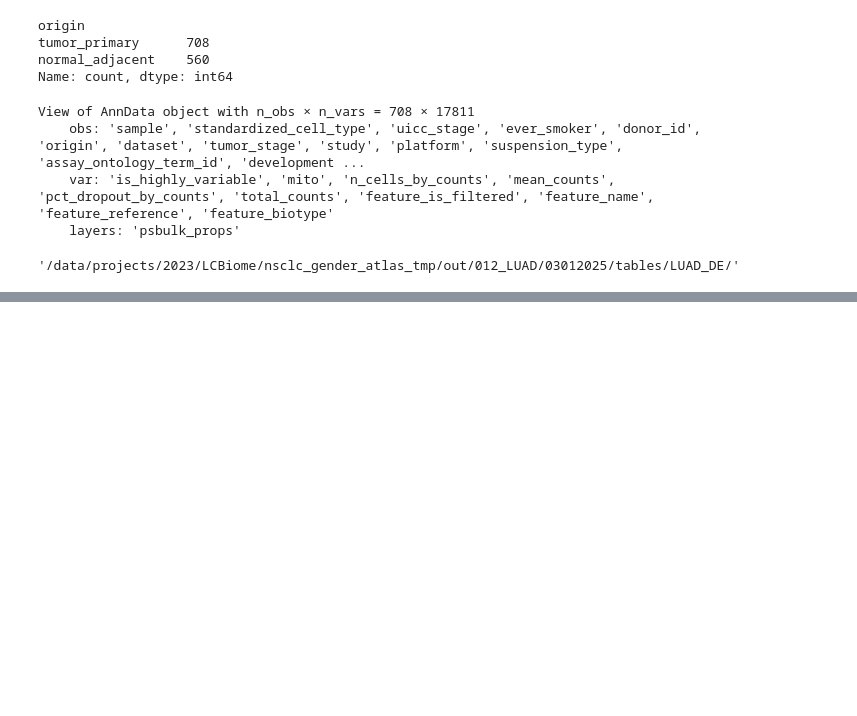
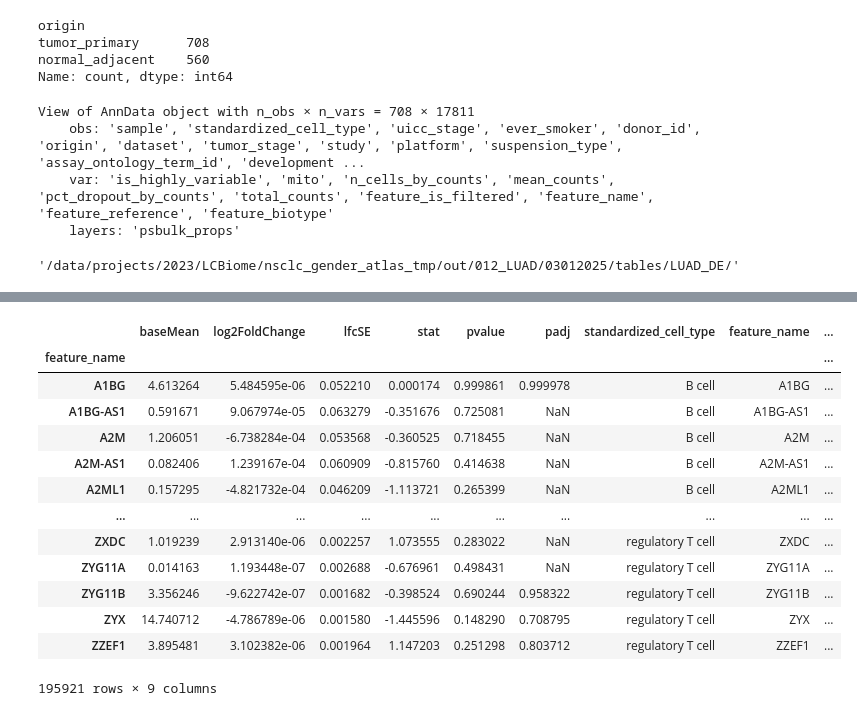
Before and after one commit to ErikaKvalem/NSCLC_gender_2023, a Jupyter notebook: 02-scripts/012_LUAD/93_LUAD_DE.ipynb, the cells around one changed output, grey strips where cells are left out. Saved outputs shown, nothing was run; the diff lists cells and outputs as text; code cells hidden in the pictures; blank space fills up the shorter version.

```diff
--- a/02-scripts/012_LUAD/93_LUAD_DE.ipynb
+++ b/02-scripts/012_LUAD/93_LUAD_DE.ipynb
@@ -328,6 +328,9 @@ pdata_tumor_normal_female = pdata_tumor_normal[pdata_tumor_normal.obs["sex"]=="f
 pdata_tumor_normal_male.obs["origin"] = pdata_tumor_normal_male.obs["origin"].str.replace("_", "-", regex=False)
 # %%
 pdata_tumor_normal_female.obs["origin"] = pdata_tumor_normal_female.obs["origin"].str.replace("_", "-", regex=False)
+# %%
+pdata_tumor_normal_male = pdata_tumor_normal_male[~pdata_tumor_normal_male.obs["standardized_cell_type"].isin(["malignant cell"])]
+pdata_tumor_normal_female= pdata_tumor_normal_female[~pdata_tumor_normal_female.obs["standardized_cell_type"].isin(["malignant cell"])]
 # %%
 contrast["reference"] = "normal-adjacent"
 contrast["condition"] = "tumor-primary"
@@ -537,0 +555,17 @@ Fitting size factors...
+# %%
+contrast["de_res_all"]
+# %% [output]
+|  | baseMean | log2FoldChange | lfcSE | stat | pvalue | padj | standardized_cell_type | feature_name | ... |
+| feature_name |  |  |  |  |  |  |  |  | ... |
+| A1BG | 4.613264 | 5.484595e-06 | 0.052210 | 0.000174 | 0.999861 | 0.999978 | B cell | A1BG | ... |
+| A1BG-AS1 | 0.591671 | 9.067974e-05 | 0.063279 | -0.351676 | 0.725081 | NaN | B cell | A1BG-AS1 | ... |
+| A2M | 1.206051 | -6.738284e-04 | 0.053568 | -0.360525 | 0.718455 | NaN | B cell | A2M | ... |
+| A2M-AS1 | 0.082406 | 1.239167e-04 | 0.060909 | -0.815760 | 0.414638 | NaN | B cell | A2M-AS1 | ... |
+| A2ML1 | 0.157295 | -4.821732e-04 | 0.046209 | -1.113721 | 0.265399 | NaN | B cell | A2ML1 | ... |
+| ... | ... | ... | ... | ... | ... | ... | ... | ... | ... |
+| ZXDC | 1.019239 | 2.913140e-06 | 0.002257 | 1.073555 | 0.283022 | NaN | regulatory T cell | ZXDC | ... |
+| ZYG11A | 0.014163 | 1.193448e-07 | 0.002688 | -0.676961 | 0.498431 | NaN | regulatory T cell | ZYG11A | ... |
+| ZYG11B | 3.356246 | -9.622742e-07 | 0.001682 | -0.398524 | 0.690244 | 0.958322 | regulatory T cell | ZYG11B | ... |
+| ZYX | 14.740712 | -4.786789e-06 | 0.001580 | -1.445596 | 0.148290 | 0.708795 | regulatory T cell | ZYX | ... |
+| ZZEF1 | 3.895481 | 3.102382e-06 | 0.001964 | 1.147203 | 0.251298 | 0.803712 | regulatory T cell | ZZEF1 | ... |
+195921 rows × 9 columns
```
Also changed, not shown: parts of 20 cells of this notebook, 3 other files.
